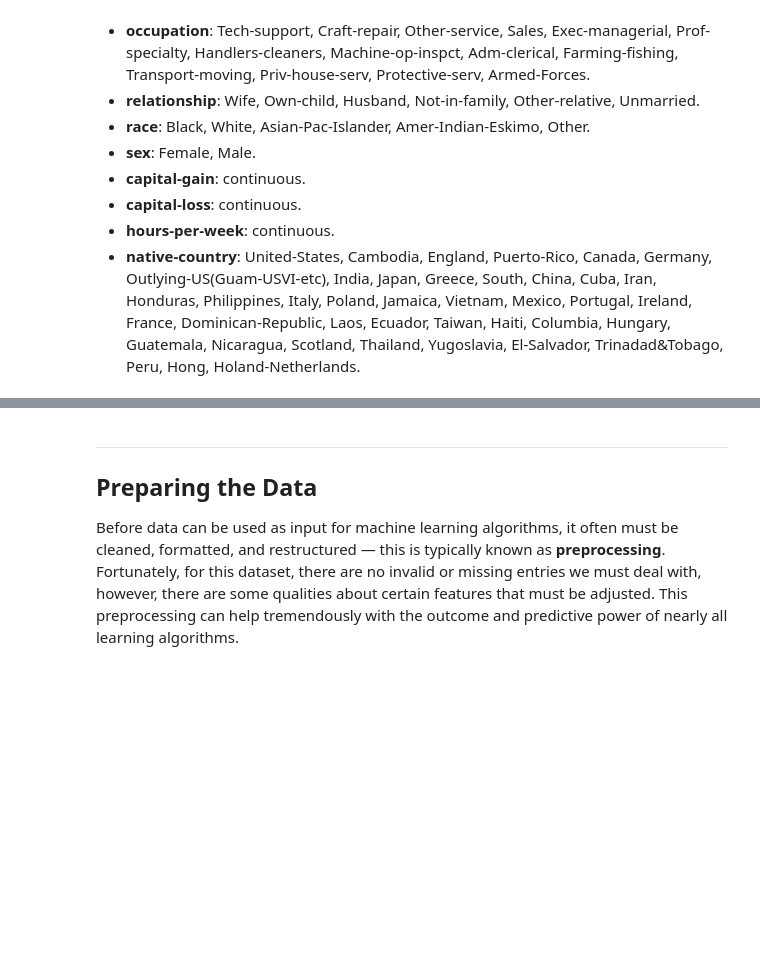
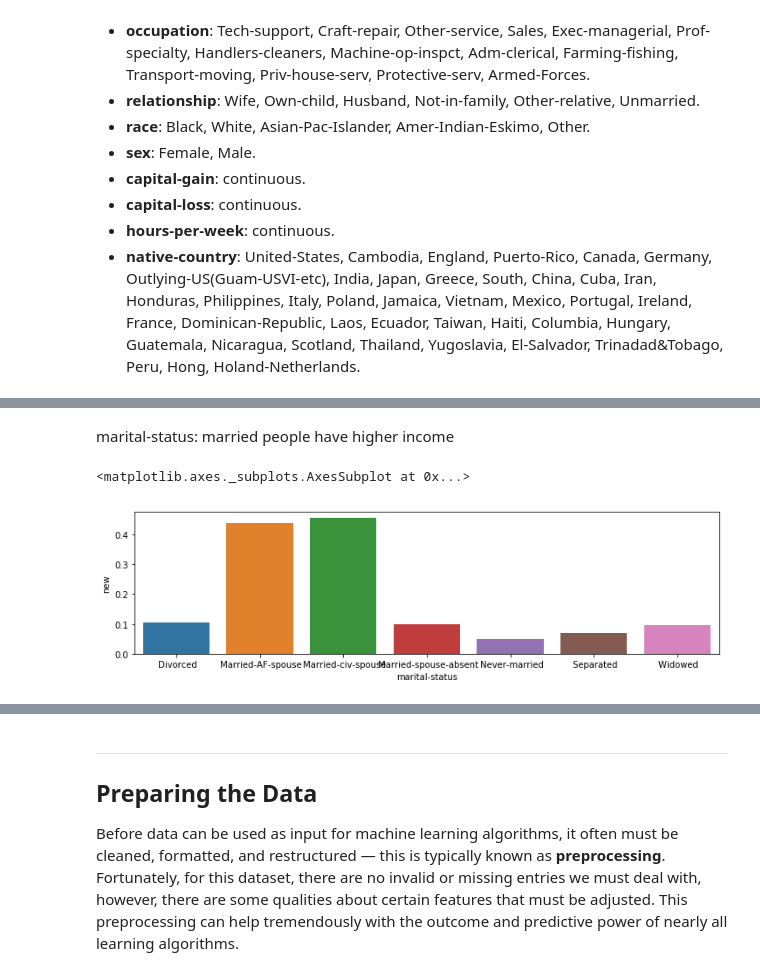
Before and after one commit to nftd/DSND_Term1, a Jupyter notebook: projects/p1_charityml/finding_donors.ipynb, the cells around one changed output, grey strips where cells are left out. Drawn from its saved outputs; the diff is of its cells as text; code cells hidden in the pictures; blank space fills up the shorter version.

```diff
--- a/projects/p1_charityml/finding_donors.ipynb
+++ b/projects/p1_charityml/finding_donors.ipynb
@@ -81,0 +121,10 @@ print("Percentage of individuals making more than $50,000: {}%".format(greater_p
+# %% [markdown]
+marital-status: married people have higher income
+# %%
+c = b.pivot_table(values = 'new',index = 'marital-status')
+c['marital-status'] = c.index
+plt.figure(figsize=(12,3))
+sns.barplot(y = 'new',x ='marital-status',data = c)
+# %% [output]
+<matplotlib.axes._subplots.AxesSubplot at 0x...>
+[figure, added]
```
Also changed, not shown: parts of 58 cells of this notebook, 1 other file.
